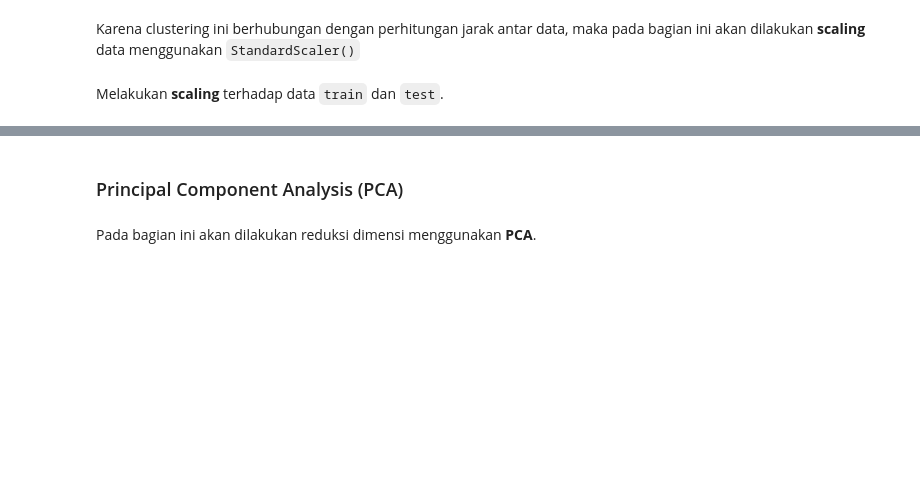
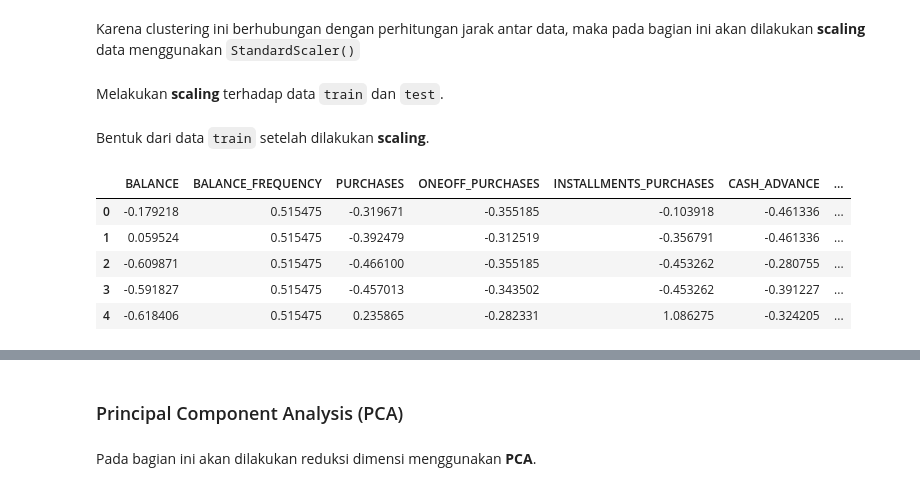
Before and after one commit to Penzragon/h8dsft_P1W3Cls, a Jupyter notebook: script.ipynb, the cells around one changed output, grey strips where cells are left out. Cells and saved outputs as stored; diff of their text form; code cells hidden in the pictures; blank space fills up the shorter version.

Commit message:
Rework data scaling

```diff
--- a/script.ipynb
+++ b/script.ipynb
@@ -499,3 +499,18 @@ Melakukan **scaling** terhadap data `train` dan `test`.
 # %%
 train = scaler.fit_transform(train)
 test = scaler.transform(test)
+
+# Convert to dataframe
+train = pd.DataFrame(train, columns=cc.columns)
+test = pd.DataFrame(test, columns=cc.columns)
+# %% [markdown]
+Bentuk dari data `train` setelah dilakukan **scaling**.
+# %%
+train.head()
+# %% [output]
+|  | BALANCE | BALANCE_FREQUENCY | PURCHASES | ONEOFF_PURCHASES | INSTALLMENTS_PURCHASES | CASH_ADVANCE | ... |
+| 0 | -0.179218 | 0.515475 | -0.319671 | -0.355185 | -0.103918 | -0.461336 | ... |
+| 1 | 0.059524 | 0.515475 | -0.392479 | -0.312519 | -0.356791 | -0.461336 | ... |
+| 2 | -0.609871 | 0.515475 | -0.466100 | -0.355185 | -0.453262 | -0.280755 | ... |
+| 3 | -0.591827 | 0.515475 | -0.457013 | -0.343502 | -0.453262 | -0.391227 | ... |
+| 4 | -0.618406 | 0.515475 | 0.235865 | -0.282331 | 1.086275 | -0.324205 | ... |
```
Also changed, not shown: parts of 2 cells of this notebook.
